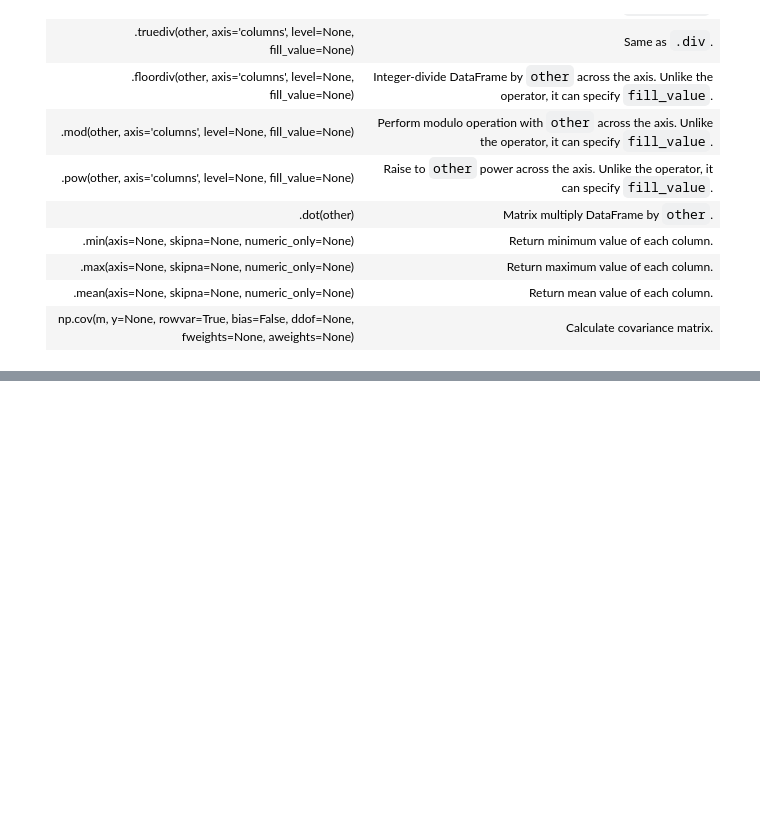
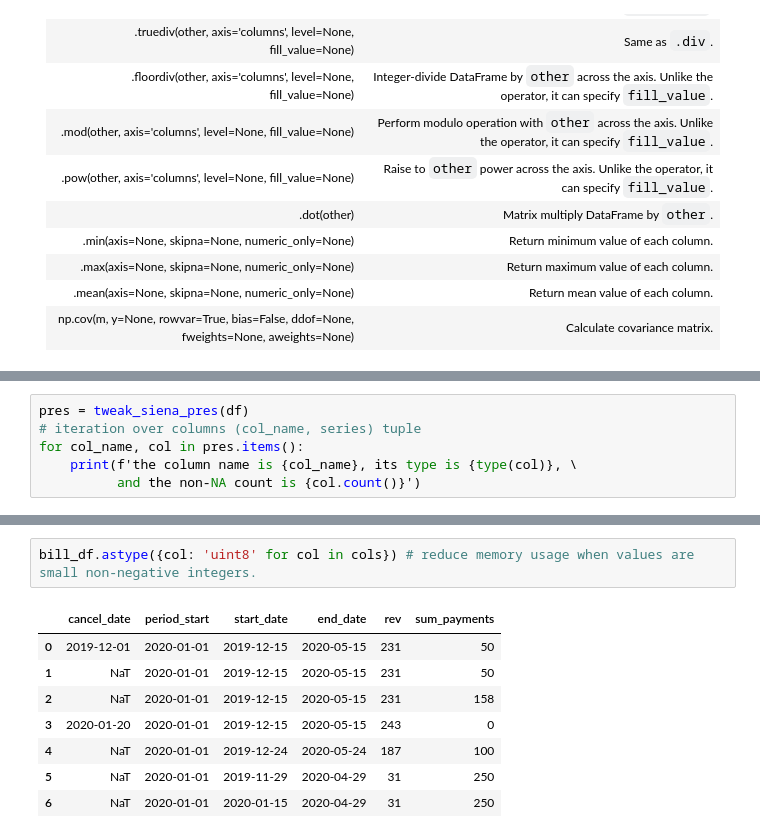
Before and after one commit to jeremyxtmeng/learning-pandas-plotting, a Jupyter notebook: learning_6_pandas_dataframe.ipynb, the cells around one changed output, grey strips where cells are left out. Cells and saved outputs as stored; diff of their text form; blank space fills up the shorter version.

```diff
--- a/learning_6_pandas_dataframe.ipynb
+++ b/learning_6_pandas_dataframe.ipynb
@@ -192,0 +188,6 @@ snow.rename(columns=lambda c: c.lower().replace(' ', '_').replace('.', '_'))\
+# %%
+pres = tweak_siena_pres(df)
+# iteration over columns (col_name, series) tuple
+for col_name, col in pres.items():
+    print(f'the column name is {col_name}, its type is {type(col)}, \
+          and the non-NA count is {col.count()}')
@@ -192,0 +410,11 @@ snow.rename(columns=lambda c: c.lower().replace(' ', '_').replace('.', '_'))\
+# %%
+bill_df.astype({col: 'uint8' for col in cols}) # reduce memory usage when values are small non-negative integers.
+# %% [output]
+|  | cancel_date | period_start | start_date | end_date | rev | sum_payments |
+| 0 | 2019-12-01 | 2020-01-01 | 2019-12-15 | 2020-05-15 | 231 | 50 |
+| 1 | NaT | 2020-01-01 | 2019-12-15 | 2020-05-15 | 231 | 50 |
+| 2 | NaT | 2020-01-01 | 2019-12-15 | 2020-05-15 | 231 | 158 |
+| 3 | 2020-01-20 | 2020-01-01 | 2019-12-15 | 2020-05-15 | 243 | 0 |
+| 4 | NaT | 2020-01-01 | 2019-12-24 | 2020-05-24 | 187 | 100 |
+| 5 | NaT | 2020-01-01 | 2019-11-29 | 2020-04-29 | 31 | 250 |
+| 6 | NaT | 2020-01-01 | 2020-01-15 | 2020-04-29 | 31 | 250 |
```
Also changed, not shown: parts of 23 cells of this notebook, 1 other file.
